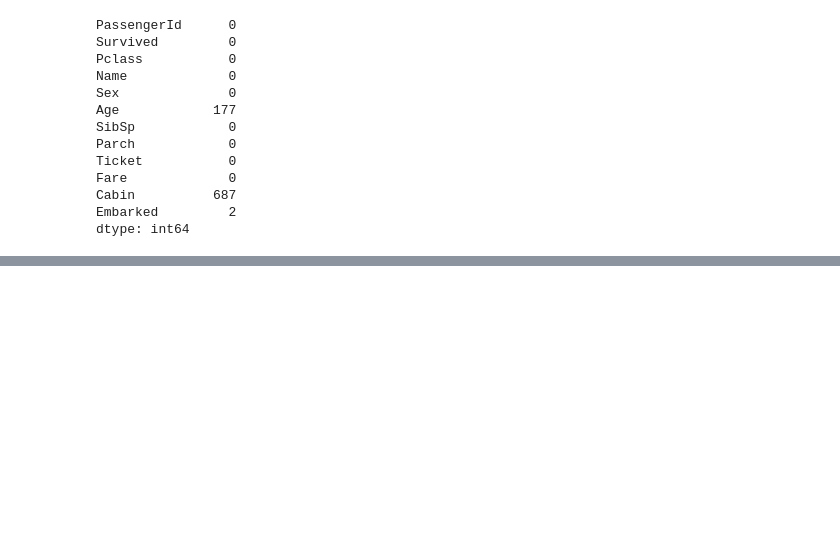
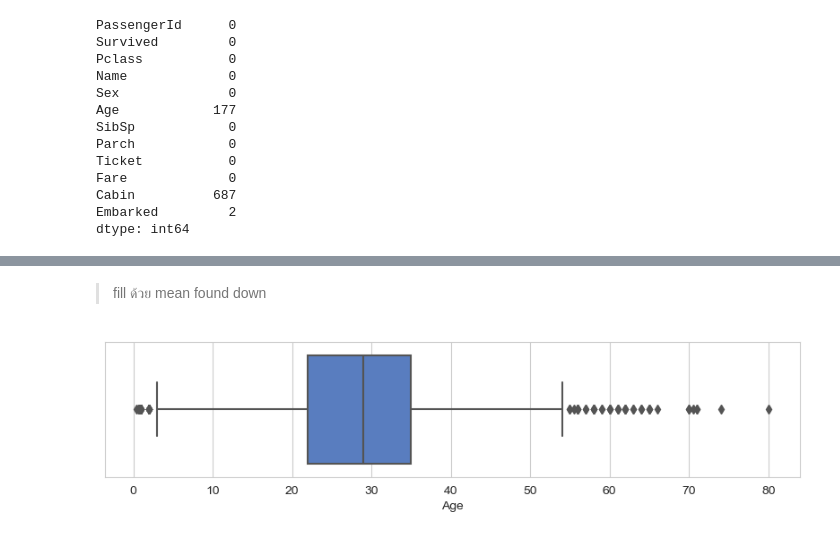
Before and after one commit to chuan-khuna/titanic_kaggle, a Jupyter notebook: EDA.ipynb, the cells around one changed output, grey strips where cells are left out. Drawn from its saved outputs; the diff is of its cells as text; code cells hidden in the pictures; blank space fills up the shorter version.

```diff
--- a/EDA.ipynb
+++ b/EDA.ipynb
@@ -96,0 +136,10 @@ df.head()
+# %% [markdown]
+> fill ด้วย mean found down
+# %%
+df['Age'].fillna(np.floor(df['Age'].mean()), inplace=True)
+# %%
+create_fig(figsize=(10, 2), dpi=100)
+sns.boxplot(df['Age'])
+plt.show()
+# %% [output]
+[figure, added]
```
Also changed, not shown: parts of 35 cells of this notebook, 1 other file.
